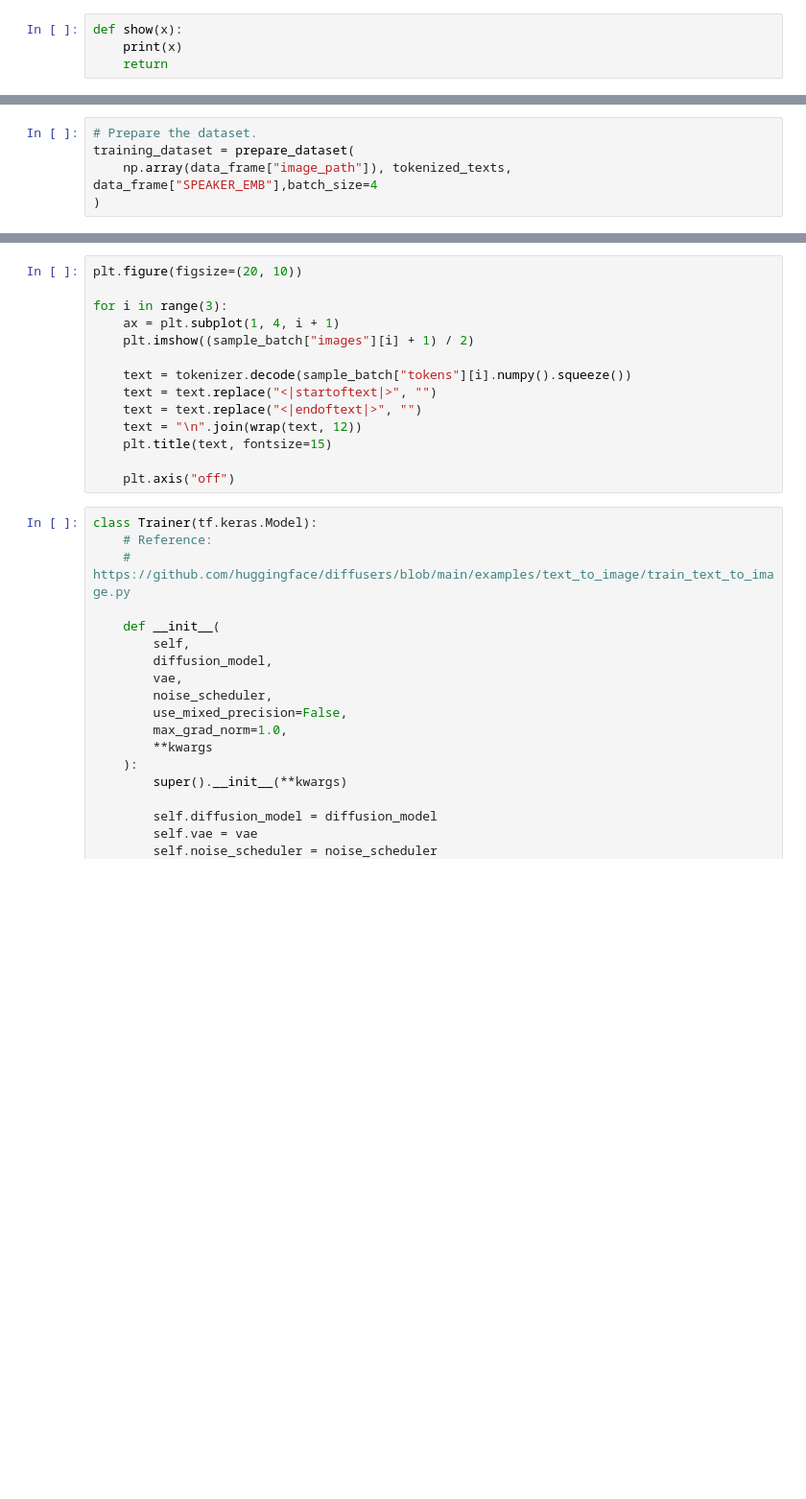
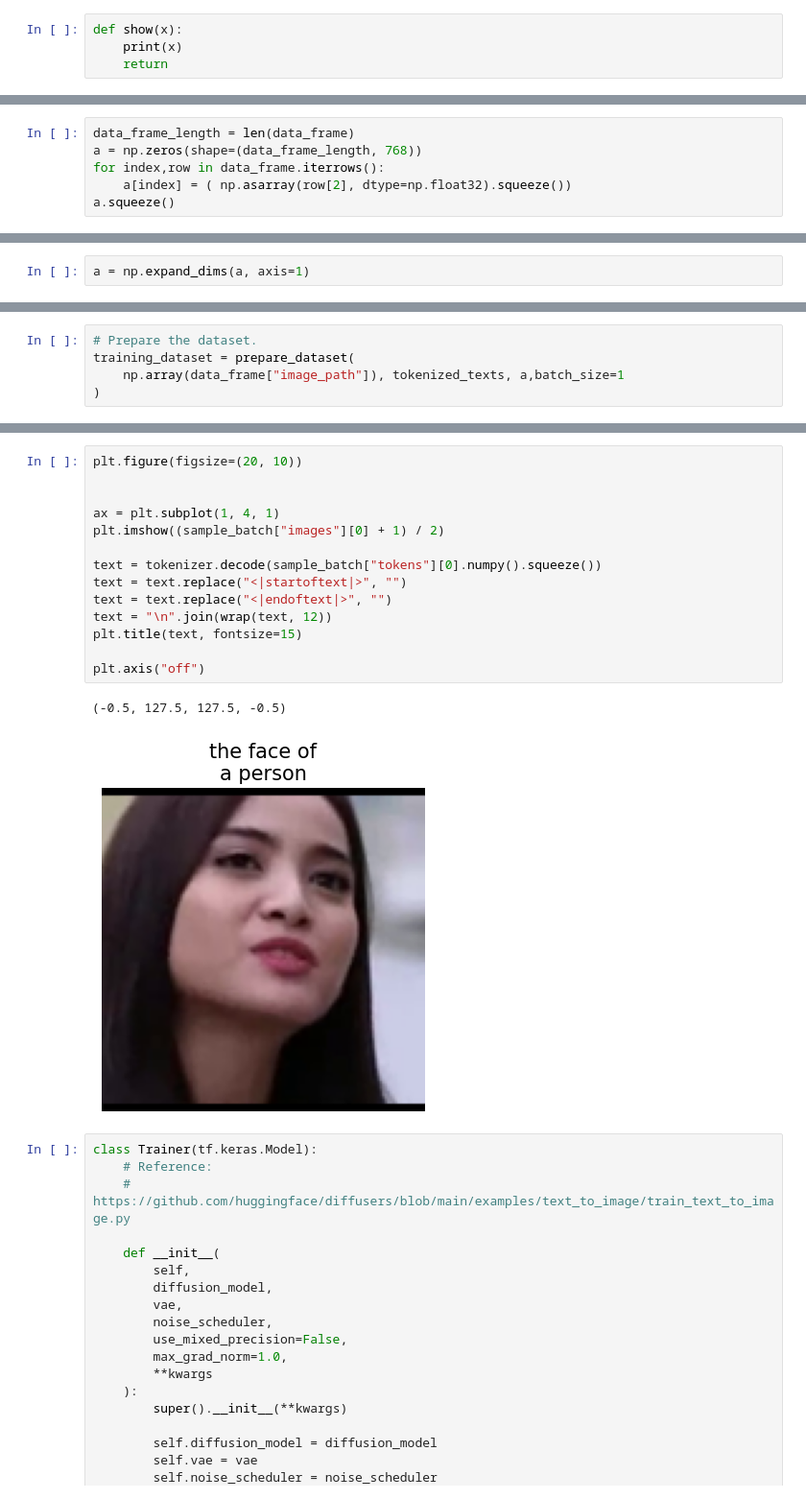
Before and after one commit to AhmedGamal411/DiffusionSpeech2Face, a Jupyter notebook: fineTuneStableDiffusionTraining.ipynb, the cells around one changed output, grey strips where cells are left out. Shown: that part at 96% size. Saved outputs shown, nothing was run; the diff lists cells and outputs as text; blank space fills up the shorter version.

```diff
--- a/fineTuneStableDiffusionTraining.ipynb
+++ b/fineTuneStableDiffusionTraining.ipynb
@@ -288,0 +294,6 @@ for index,row in data_frame.iterrows():
+# %%
+data_frame_length = len(data_frame)
+a = np.zeros(shape=(data_frame_length, 768))
+for index,row in data_frame.iterrows():
+    a[index] = ( np.asarray(row[2], dtype=np.float32).squeeze())
+a.squeeze()
@@ -288,0 +314,2 @@ for index,row in data_frame.iterrows():
+# %%
+a = np.expand_dims(a, axis=1)
@@ -289,6 +320,6 @@ for index,row in data_frame.iterrows():
 # %%
 # Prepare the dataset.
 training_dataset = prepare_dataset(
-    np.array(data_frame["image_path"]), tokenized_texts, data_frame["SPEAKER_EMB"],batch_size=4
+    np.array(data_frame["image_path"]), tokenized_texts, a,batch_size=1
 )
 # %% [output]
@@ -304,17 +347,20 @@ for k in sample_batch:
 # %%
 plt.figure(figsize=(20, 10))
 
-for i in range(3):
-    ax = plt.subplot(1, 4, i + 1)
-    plt.imshow((sample_batch["images"][i] + 1) / 2)
 
-    text = tokenizer.decode(sample_batch["tokens"][i].numpy().squeeze())
-    text = text.replace("<|startoftext|>", "")
-    text = text.replace("<|endoftext|>", "")
-    text = "\n".join(wrap(text, 12))
-    plt.title(text, fontsize=15)
+ax = plt.subplot(1, 4, 1)
+plt.imshow((sample_batch["images"][0] + 1) / 2)
 
-    plt.axis("off")
+text = tokenizer.decode(sample_batch["tokens"][0].numpy().squeeze())
+text = text.replace("<|startoftext|>", "")
+text = text.replace("<|endoftext|>", "")
+text = "\n".join(wrap(text, 12))
+plt.title(text, fontsize=15)
+
+plt.axis("off")
+# %% [output]
+(-0.5, 127.5, 127.5, -0.5)
+[figure, added]
 # %%
 class Trainer(tf.keras.Model):
     # Reference:
```
Also changed, not shown: parts of 26 cells of this notebook.
